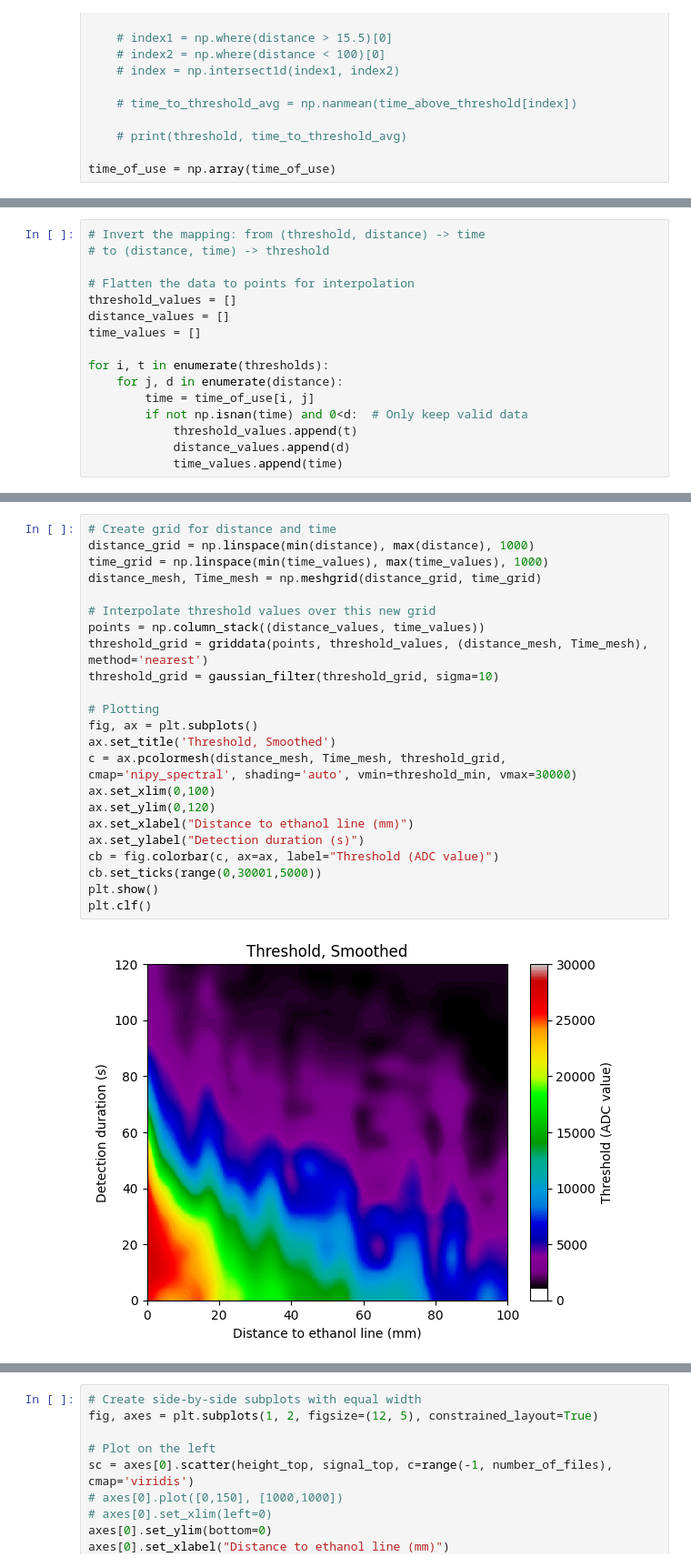
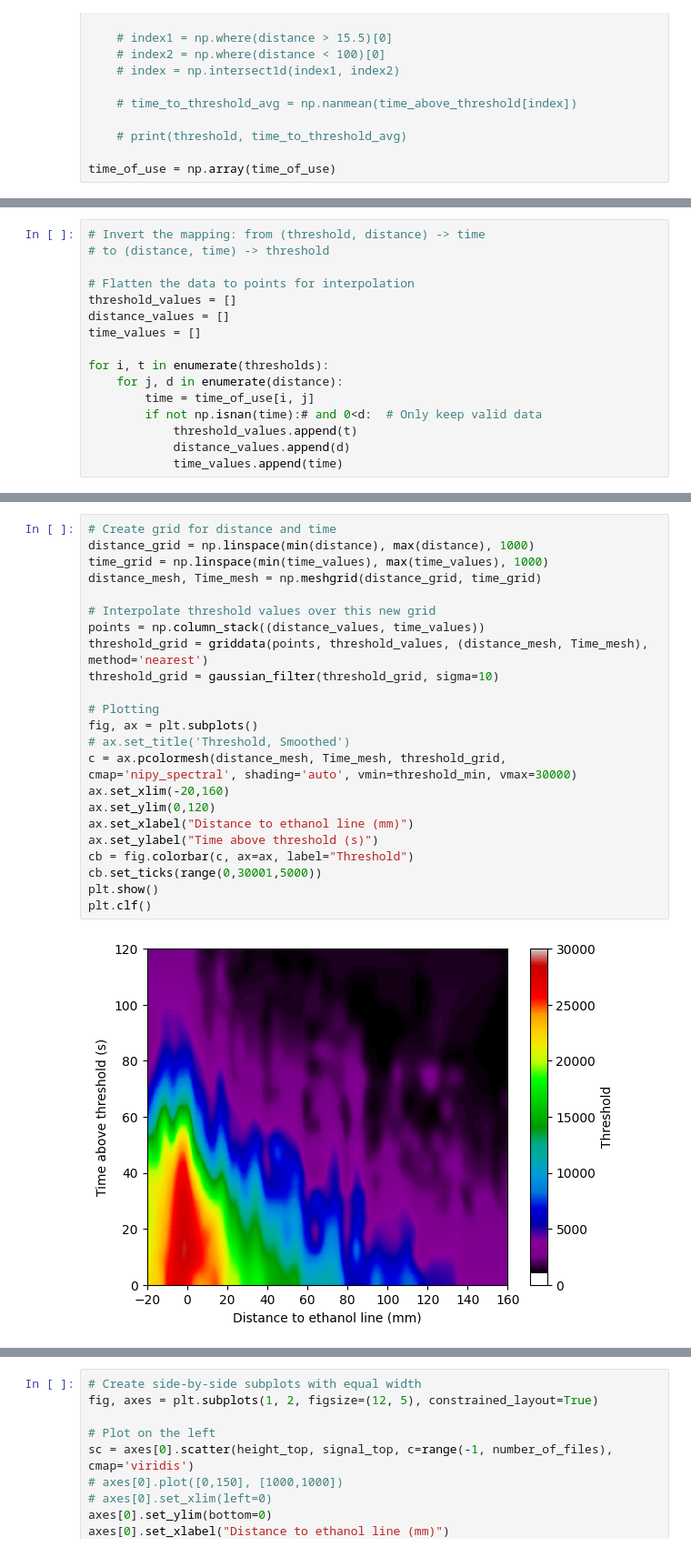
Before and after one commit to Michiel-E3/Bachelor-project, a Jupyter notebook: data-analyse experiment 2/data-analysis2.ipynb, the cells around one changed output, grey strips where cells are left out. Shown at 91% size. Cells and saved outputs as stored; diff of their text form.

Commit message:
More data-analysis

```diff
--- a/data-analyse experiment 2/data-analysis2.ipynb
+++ b/data-analyse experiment 2/data-analysis2.ipynb
@@ -308,7 +336,7 @@ time_values = []
 for i, t in enumerate(thresholds):
     for j, d in enumerate(distance):
         time = time_of_use[i, j]
-        if not np.isnan(time) and 0<d:  # Only keep valid data
+        if not np.isnan(time):# and 0<d:  # Only keep valid data
             threshold_values.append(t)
             distance_values.append(d)
             time_values.append(time)
@@ -376,28 +404,28 @@ plt.clf()
 # %%
 # Create grid for distance and time
 distance_grid = np.linspace(min(distance), max(distance), 1000)
 time_grid = np.linspace(min(time_values), max(time_values), 1000)
 distance_mesh, Time_mesh = np.meshgrid(distance_grid, time_grid)
 
 # Interpolate threshold values over this new grid
 points = np.column_stack((distance_values, time_values))
 threshold_grid = griddata(points, threshold_values, (distance_mesh, Time_mesh), method='nearest')
 threshold_grid = gaussian_filter(threshold_grid, sigma=10)
 
 # Plotting
 fig, ax = plt.subplots()
-ax.set_title('Threshold, Smoothed')
+# ax.set_title('Threshold, Smoothed')
 c = ax.pcolormesh(distance_mesh, Time_mesh, threshold_grid, cmap='nipy_spectral', shading='auto', vmin=threshold_min, vmax=30000)
-ax.set_xlim(0,100)
+ax.set_xlim(-20,160)
 ax.set_ylim(0,120)
 ax.set_xlabel("Distance to ethanol line (mm)")
-ax.set_ylabel("Detection duration (s)")
-cb = fig.colorbar(c, ax=ax, label="Threshold (ADC value)")
+ax.set_ylabel("Time above threshold (s)")
+cb = fig.colorbar(c, ax=ax, label="Threshold")
 cb.set_ticks(range(0,30001,5000))
 plt.show()
 plt.clf()
 # %% [output]
-[figure, old version]
+[figure, new version]
 <Figure size 640x480 with 0 Axes>
 # %%
 # Show all plots side by side
```
Also changed, not shown: parts of 6 cells of this notebook, 1 other file.
